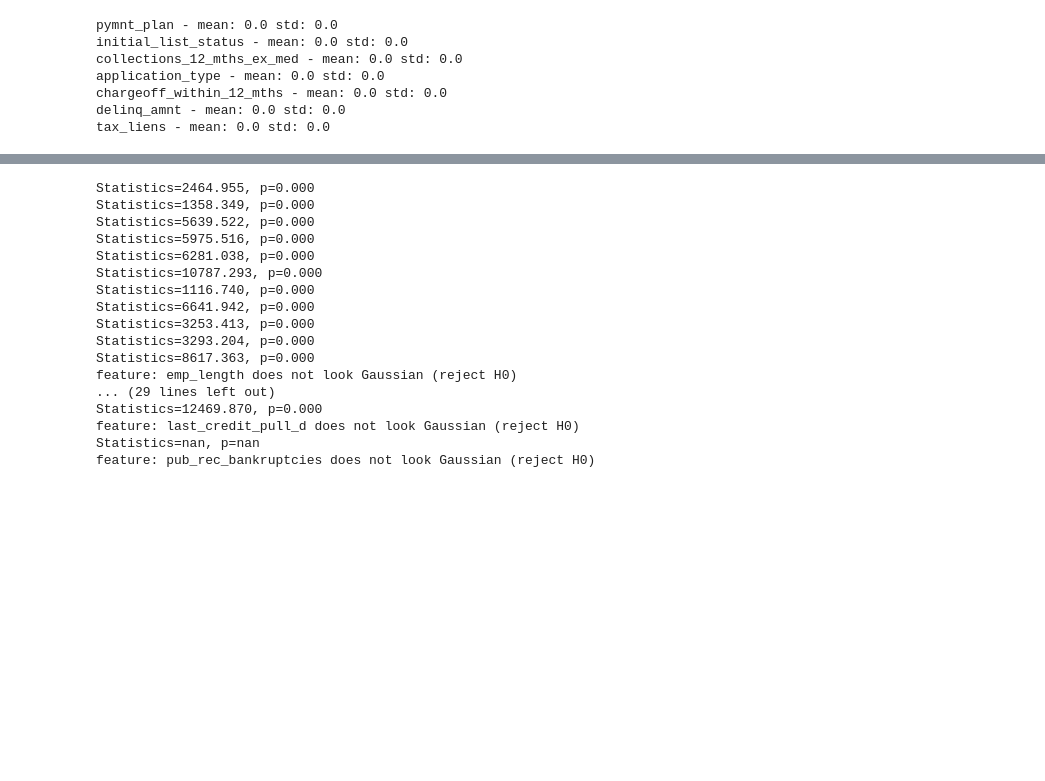
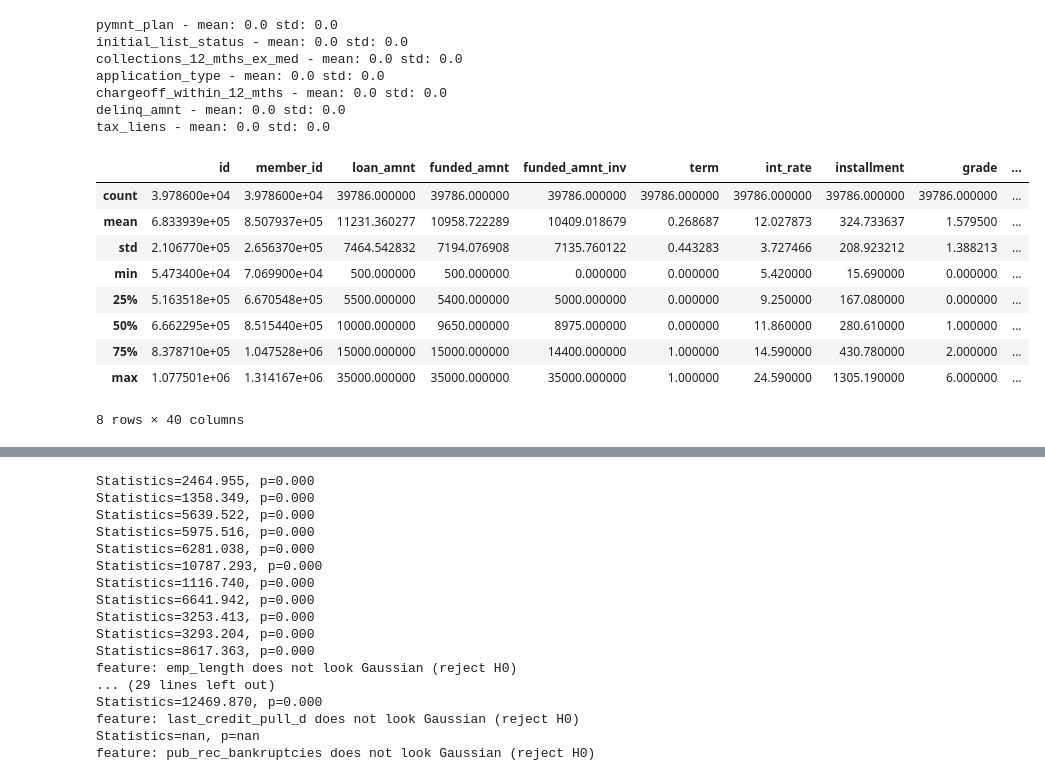
Before and after one commit to andvsilva/dataset, a Jupyter notebook: notebooks/cleaning.ipynb, the cells around one changed output, grey strips where cells are left out. Cells and saved outputs as stored; diff of their text form; code cells hidden in the pictures; blank space fills up the shorter version.

```diff
--- a/notebooks/cleaning.ipynb
+++ b/notebooks/cleaning.ipynb
@@ -236,0 +239,4 @@ dtype: object
+# %%
+df_target = df['loan_status'].value_counts(normalize=True).map('{:.2%}'.format)
+df_target = dict(df_target)
+df_target
@@ -236,0 +251,11 @@ dtype: object
+# %%
+df_tar = pd.DataFrame([df_target])
+df_tar
+
+list_col = list(df_tar.columns)
+
+for col in list_col:
+    df_tar[f'{col}'] = df_tar[f'{col}'].str.replace('%', '')
+
+df_tar[df_tar.select_dtypes(['object']).columns] = df_tar.select_dtypes(['object']).apply(lambda x: x.astype('float64'))
+df_tar.dtypes
@@ -303,3 +342,16 @@ delinq_amnt - mean: 0.0 std: 0.0
 tax_liens - mean: 0.0 std: 0.0
 # %%
 ## Check if a distribution is close to the normal distribution
+# %%
+df.describe(include='all')
+# %% [output]
+|  | id | member_id | loan_amnt | funded_amnt | funded_amnt_inv | term | int_rate | installment | grade | ... |
+| count | 3.978600e+04 | 3.978600e+04 | 39786.000000 | 39786.000000 | 39786.000000 | 39786.000000 | 39786.000000 | 39786.000000 | 39786.000000 | ... |
+| mean | 6.833939e+05 | 8.507937e+05 | 11231.360277 | 10958.722289 | 10409.018679 | 0.268687 | 12.027873 | 324.733637 | 1.579500 | ... |
+| std | 2.106770e+05 | 2.656370e+05 | 7464.542832 | 7194.076908 | 7135.760122 | 0.443283 | 3.727466 | 208.923212 | 1.388213 | ... |
+| min | 5.473400e+04 | 7.069900e+04 | 500.000000 | 500.000000 | 0.000000 | 0.000000 | 5.420000 | 15.690000 | 0.000000 | ... |
+| 25% | 5.163518e+05 | 6.670548e+05 | 5500.000000 | 5400.000000 | 5000.000000 | 0.000000 | 9.250000 | 167.080000 | 0.000000 | ... |
+| 50% | 6.662295e+05 | 8.515440e+05 | 10000.000000 | 9650.000000 | 8975.000000 | 0.000000 | 11.860000 | 280.610000 | 1.000000 | ... |
+| 75% | 8.378710e+05 | 1.047528e+06 | 15000.000000 | 15000.000000 | 14400.000000 | 1.000000 | 14.590000 | 430.780000 | 2.000000 | ... |
+| max | 1.077501e+06 | 1.314167e+06 | 35000.000000 | 35000.000000 | 35000.000000 | 1.000000 | 24.590000 | 1305.190000 | 6.000000 | ... |
+8 rows × 40 columns
```
Also changed, not shown: parts of 10 cells of this notebook, 1 other file.
